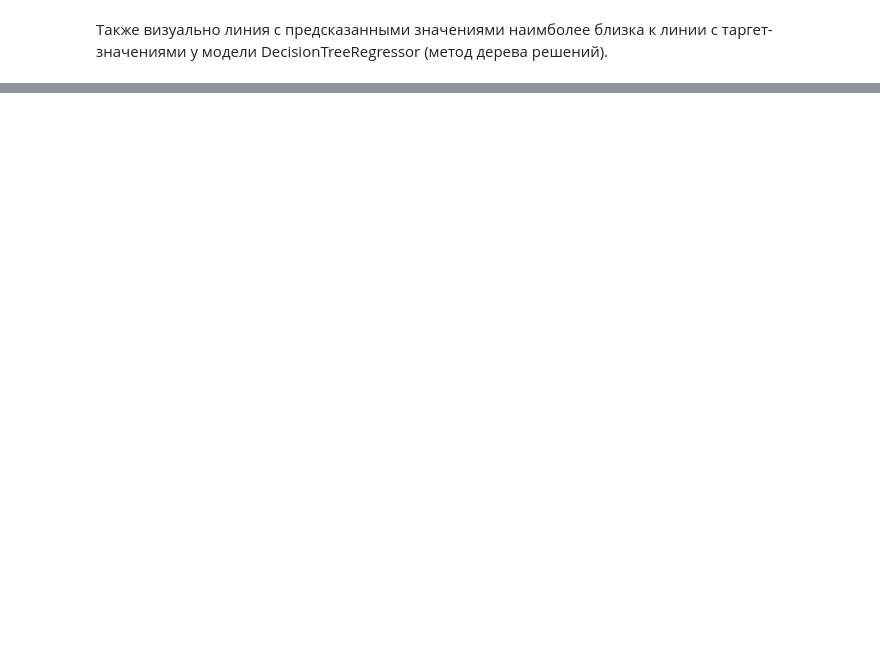
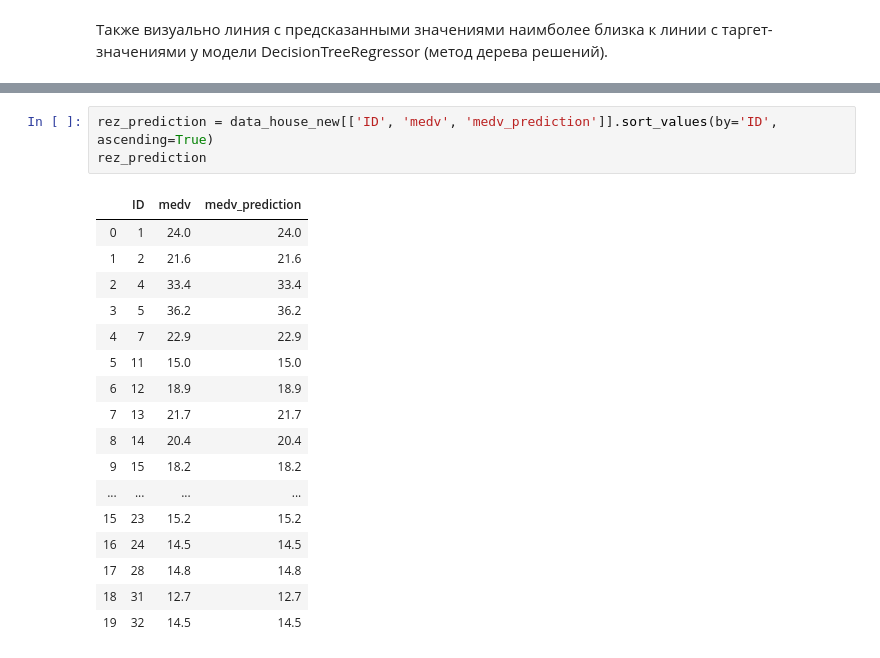
Before and after one commit to MarinaBaz/abd_5_dz2, a Jupyter notebook: abd_5_dz2.ipynb, the cells around one changed output, grey strips where cells are left out. Saved outputs shown, nothing was run; the diff lists cells and outputs as text; blank space fills up the shorter version.

```diff
--- a/abd_5_dz2.ipynb
+++ b/abd_5_dz2.ipynb
@@ -545,0 +618,21 @@ plt.show()
+# %%
+rez_prediction = data_house_new[['ID', 'medv', 'medv_prediction']].sort_values(by='ID', ascending=True)
+rez_prediction
+# %% [output]
+|  | ID | medv | medv_prediction |
+| 0 | 1 | 24.0 | 24.0 |
+| 1 | 2 | 21.6 | 21.6 |
+| 2 | 4 | 33.4 | 33.4 |
+| 3 | 5 | 36.2 | 36.2 |
+| 4 | 7 | 22.9 | 22.9 |
+| 5 | 11 | 15.0 | 15.0 |
+| 6 | 12 | 18.9 | 18.9 |
+| 7 | 13 | 21.7 | 21.7 |
+| 8 | 14 | 20.4 | 20.4 |
+| 9 | 15 | 18.2 | 18.2 |
+| ... | ... | ... | ... |
+| 15 | 23 | 15.2 | 15.2 |
+| 16 | 24 | 14.5 | 14.5 |
+| 17 | 28 | 14.8 | 14.8 |
+| 18 | 31 | 12.7 | 12.7 |
+| 19 | 32 | 14.5 | 14.5 |
```
Also changed, not shown: parts of 39 cells of this notebook, 1 other file.
